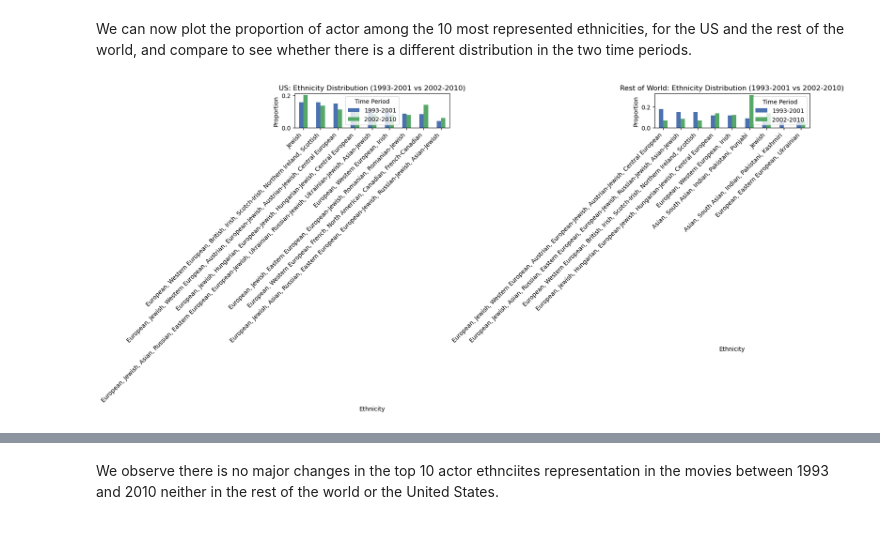
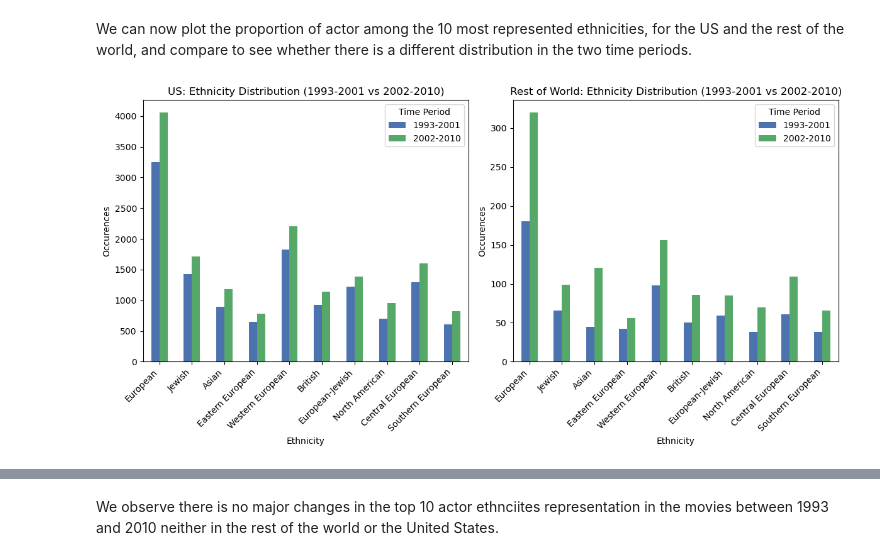
Before and after one commit to epfl-ada/ada-2024-project-adanonymous, a Jupyter notebook: src/utils/Actor_ethnicity_louis.ipynb, the cells around one changed output, grey strips where cells are left out. Cells and saved outputs as stored; diff of their text form; code cells hidden in the pictures.

Commit message:
Plots done

```diff
--- a/src/utils/Actor_ethnicity_louis.ipynb
+++ b/src/utils/Actor_ethnicity_louis.ipynb
@@ -149,64 +168,65 @@ ethnicity_counts_2002_2010_US = data_2002_2010_top_US['Ethnicity_Label'].value_c
 # %% [markdown]
 We apply the same procedure for the rest of the world
 # %%
-#  Filter data for movies released between 1990 and 2001
+#  Filter data for based on release year
 data_1993_2001_ROW = character_ROW[(character_ROW['Movie_Release_Year'] >= 1993) &
                                     (character_ROW['Movie_Release_Year'] <= 2001)]
 data_2002_2010_ROW = character_ROW[(character_ROW['Movie_Release_Year'] >= 2002) &
                                     (character_ROW['Movie_Release_Year'] <= 2010)]
+data_1993_2010_ROW = character_ROW[(character_ROW['Movie_Release_Year'] >= 1993) &
+                                    (character_ROW['Movie_Release_Year'] <= 2010)]
 
 # Count the top 10 ethnicities overall
-top_ethnicities_ROW = character_ROW['Ethnicity_Label'].value_counts().nlargest(10).index
+ethnicities_distribution_ROW, top_ethnicities_ROW = extract_top_10(data_1993_2010_ROW)
 
-# Filter for only these top ethnicities in each subset
-data_1993_2001_top_ROW = data_1993_2001_ROW[data_1993_2001_ROW['Ethnicity_Label'].isin(top_ethnicities_ROW)]
-data_2002_2010_top_ROW = data_2002_2010_ROW[data_2002_2010_ROW['Ethnicity_Label'].isin(top_ethnicities_ROW)]
+# Extract the ethnicity distribution for each time period
+distribution_1993_2001_ROW, _ = extract_top_10(data_1993_2001_ROW)
+distribution_2002_2010_ROW, _ = extract_top_10(data_2002_2010_ROW)
 
 # Count occurrences for each ethnicity in each time period
-ethnicity_counts_1993_2001_ROW = data_1993_2001_top_ROW['Ethnicity_Label'].value_counts(normalize=True)
-ethnicity_counts_2002_2010_ROW = data_2002_2010_top_ROW['Ethnicity_Label'].value_counts(normalize=True)
+ethnicity_counts_1993_2001_ROW = distribution_1993_2001_ROW[distribution_1993_2001_ROW['Ethnicity'].isin(top_ethnicities_ROW)]
+ethnicity_counts_2002_2010_ROW = distribution_2002_2010_ROW[distribution_2002_2010_ROW['Ethnicity'].isin(top_ethnicities_ROW)]
 # %% [markdown]
 We can now plot the proportion of actor among the 10 most represented ethnicities, for the US and the rest of the world, and compare to see whether there is a different distribution in the two time periods.
 # %%
-
 # Convert ethnicity counts to DataFrames for easier plotting
 df_US = pd.DataFrame({
-    'Ethnicity': ethnicity_counts_1993_2001_US.index,
-    '1993-2001': ethnicity_counts_1993_2001_US.values,
-    '2002-2010': ethnicity_counts_2002_2010_US.reindex(ethnicity_counts_1993_2001_US.index, fill_value=0).values
+    'Ethnicity': ethnicity_counts_1993_2001_US['Ethnicity'],
+    '1993-2001': ethnicity_counts_1993_2001_US['Occurences'],
+    '2002-2010': ethnicity_counts_2002_2010_US['Occurences']
 })
 
 df_ROW = pd.DataFrame({
-    'Ethnicity': ethnicity_counts_1993_2001_ROW.index,
-    '1993-2001': ethnicity_counts_1993_2001_ROW.values,
-    '2002-2010': ethnicity_counts_2002_2010_ROW.reindex(ethnicity_counts_1993_2001_ROW.index, fill_value=0).values
+    'Ethnicity': ethnicity_counts_1993_2001_ROW['Ethnicity'],
+    '1993-2001': ethnicity_counts_1993_2001_ROW['Occurences'],
+    '2002-2010': ethnicity_counts_2002_2010_ROW['Occurences']
 })
 
 # Set up the plotting style
-fig, axes = plt.subplots(1, 2, figsize=(16, 8))
+fig, axes = plt.subplots(1, 2, figsize=(12, 6))
 
 # Plot for US
 df_US.set_index('Ethnicity').plot(
     kind='bar', ax=axes[0], color=['#4c72b0', '#55a868']
 )
 axes[0].set_title('US: Ethnicity Distribution (1993-2001 vs 2002-2010)')
-axes[0].set_ylabel('Proportion')
+axes[0].set_ylabel('Occurences')
 axes[0].set_xlabel('Ethnicity')
 axes[0].legend(title="Time Period")
 axes[0].set_xticklabels(df_US['Ethnicity'], rotation=45, ha="right")
 
 # Plot for Rest of World
 df_ROW.set_index('Ethnicity').plot(
     kind='bar', ax=axes[1], color=['#4c72b0', '#55a868']
 )
 axes[1].set_title('Rest of World: Ethnicity Distribution (1993-2001 vs 2002-2010)')
-axes[1].set_ylabel('Proportion')
+axes[1].set_ylabel('Occurences')
 axes[1].set_xlabel('Ethnicity')
 axes[1].legend(title="Time Period")
 axes[1].set_xticklabels(df_ROW['Ethnicity'], rotation=45, ha="right")
 
 # Adjust layout and display the plot
 plt.tight_layout()
 plt.show()
 # %% [output]
-[figure, old version]
+[figure, new version]
```
Also changed, not shown: parts of 10 cells of this notebook.
